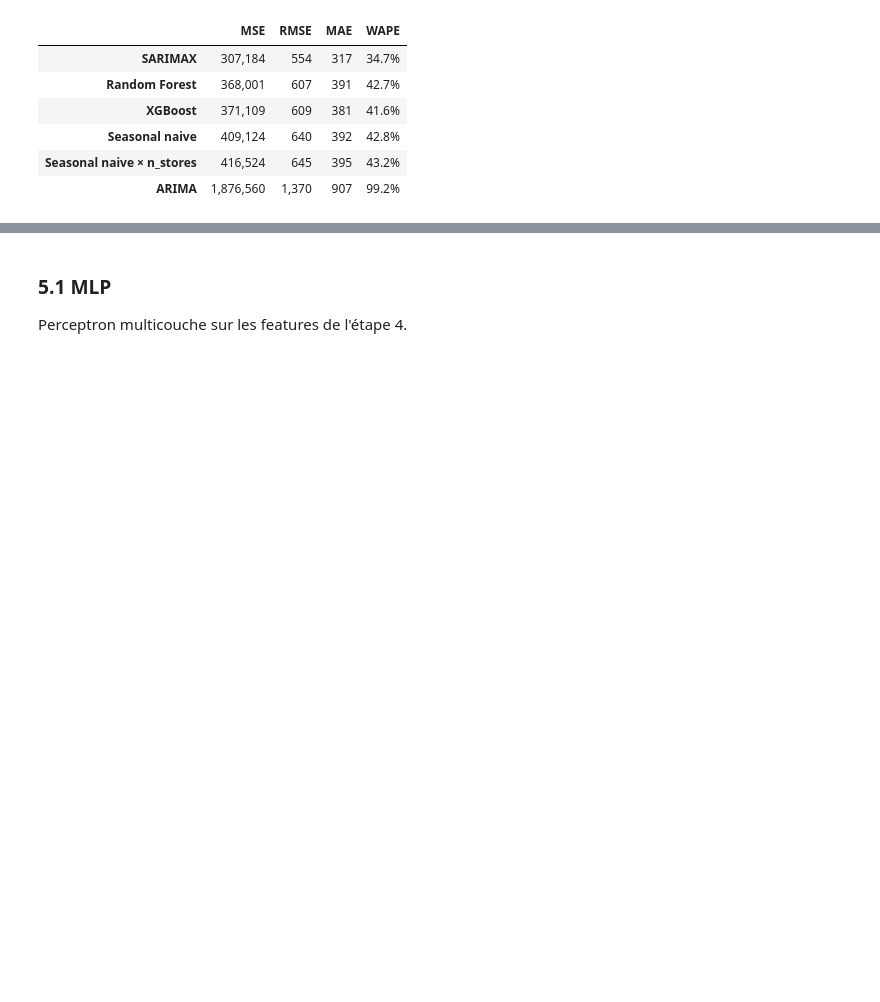
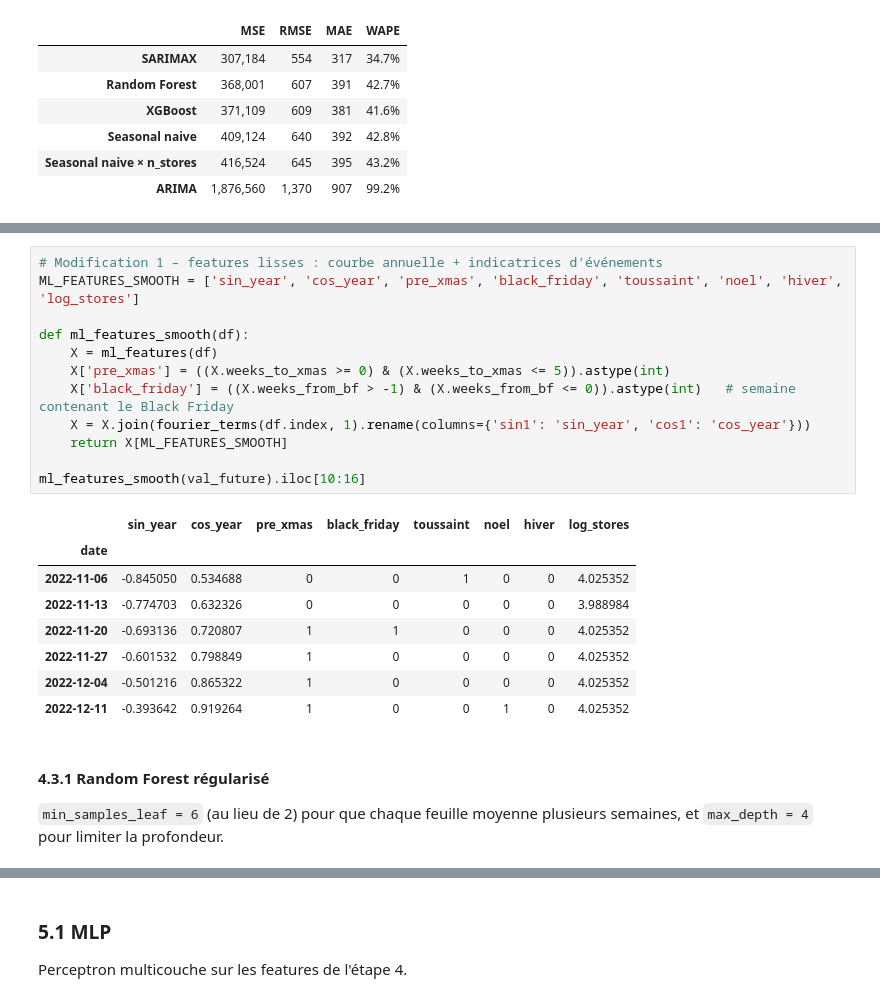
Before and after one commit to deboramendes27/decathlon-forecast, a Jupyter notebook: notebooks/02_modeles.ipynb, the cells around one changed output, grey strips where cells are left out. Saved outputs shown, nothing was run; the diff lists cells and outputs as text; blank space fills up the shorter version.

```diff
--- a/notebooks/02_modeles.ipynb
+++ b/notebooks/02_modeles.ipynb
@@ -529,0 +492,26 @@ Soumission écrite : ..\submissions\ml_xgboost.csv (40 lignes, total prévu = 40
+# %%
+# Modification 1 – features lisses : courbe annuelle + indicatrices d'événements
+ML_FEATURES_SMOOTH = ['sin_year', 'cos_year', 'pre_xmas', 'black_friday', 'toussaint', 'noel', 'hiver', 'log_stores']
+
+def ml_features_smooth(df):
+    X = ml_features(df)
+    X['pre_xmas'] = ((X.weeks_to_xmas >= 0) & (X.weeks_to_xmas <= 5)).astype(int)
+    X['black_friday'] = ((X.weeks_from_bf > -1) & (X.weeks_from_bf <= 0)).astype(int)   # semaine contenant le Black Friday
+    X = X.join(fourier_terms(df.index, 1).rename(columns={'sin1': 'sin_year', 'cos1': 'cos_year'}))
+    return X[ML_FEATURES_SMOOTH]
+
+ml_features_smooth(val_future).iloc[10:16]
+# %% [output]
+|  | sin_year | cos_year | pre_xmas | black_friday | toussaint | noel | hiver | log_stores |
+| date |  |  |  |  |  |  |  |  |
+| 2022-11-06 | -0.845050 | 0.534688 | 0 | 0 | 1 | 0 | 0 | 4.025352 |
+| 2022-11-13 | -0.774703 | 0.632326 | 0 | 0 | 0 | 0 | 0 | 3.988984 |
+| 2022-11-20 | -0.693136 | 0.720807 | 1 | 1 | 0 | 0 | 0 | 4.025352 |
+| 2022-11-27 | -0.601532 | 0.798849 | 1 | 0 | 0 | 0 | 0 | 4.025352 |
+| 2022-12-04 | -0.501216 | 0.865322 | 1 | 0 | 0 | 0 | 0 | 4.025352 |
+| 2022-12-11 | -0.393642 | 0.919264 | 1 | 0 | 0 | 1 | 0 | 4.025352 |
+# %% [markdown]
+#### 4.3.1 Random Forest régularisé
+
+`min_samples_leaf = 6` (au lieu de 2) pour que chaque feuille moyenne plusieurs semaines, et `max_depth = 4` pour
+limiter la profondeur.
```
Also changed, not shown: parts of 61 cells of this notebook, 5 other files.
